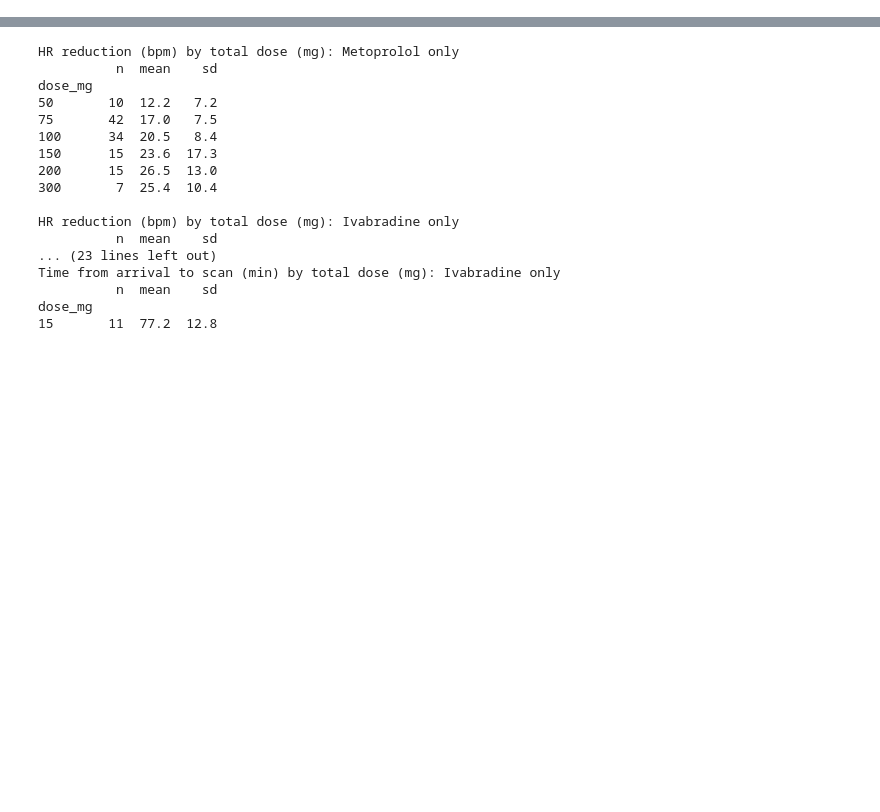
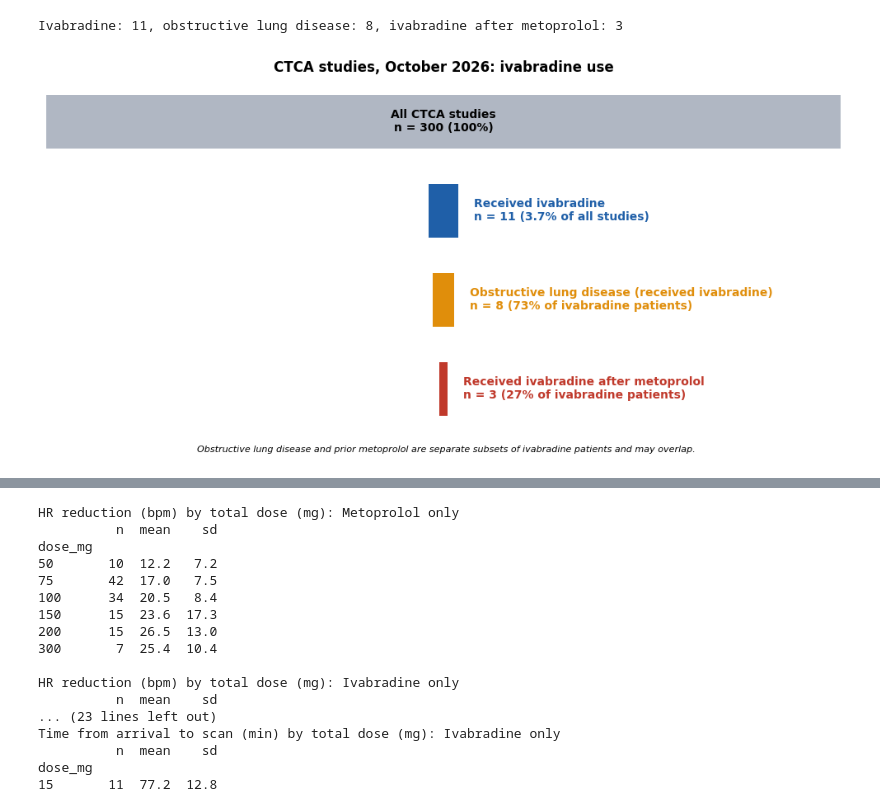
Before and after one commit to ricky-hu/ivabradine_study, a Jupyter notebook: analysis.ipynb, the cells around one changed output, grey strips where cells are left out. Cells and saved outputs as stored; diff of their text form; code cells hidden in the pictures; blank space fills up the shorter version.

```diff
--- a/analysis.ipynb
+++ b/analysis.ipynb
@@ -78,0 +119,44 @@ Both agents: 0
+# %%
+import matplotlib.pyplot as plt
+
+# Ivabradine funnel chart (October 2026)
+n_total = 300                                              # total CTCA studies, Oct 2026
+
+n_iva = len(df_iva)                                        # patients receiving ivabradine
+n_old = int(df_iva["bb_contra"].astype(str).str.contains("2").sum())   # obstructive lung disease (code "2")
+n_after_meto = len(df_both)                                # group 3 = both agents (ivabradine after metoprolol)
+
+print(f"Ivabradine: {n_iva}, obstructive lung disease: {n_old}, ivabradine after metoprolol: {n_after_meto}")
+
+rows = [
+    ("All CTCA studies",                                n_total,      "100%",                                         "#b0b7c3"),
+    ("Received ivabradine",                             n_iva,        f"{n_iva/n_total*100:.1f}% of all studies",     "#1f5fa8"),
+    ("Obstructive lung disease (received ivabradine)",  n_old,        f"{n_old/n_iva*100:.0f}% of ivabradine patients",       "#e08e0b"),
+    ("Received ivabradine after metoprolol",            n_after_meto, f"{n_after_meto/n_iva*100:.0f}% of ivabradine patients", "#c0392b"),
+]
+
+fig, ax = plt.subplots(figsize=(10, 5))
+ys = list(range(len(rows)))[::-1]
+
+for yi, (lab, v, pct, c) in zip(ys, rows):
+    ax.barh(yi, v, left=(n_total - v) / 2, color=c, height=0.6)
+    text = f"{lab}\nn = {v} ({pct})"
+    if v > n_total * 0.4:                       # wide bar: label inside
+        ax.text(n_total / 2, yi, text, ha="center", va="center",
+                color="black" if c == "#b0b7c3" else "white", fontweight="bold", fontsize=10)
+    else:                                       # narrow bar: label to the right
+        ax.text(n_total / 2 + v / 2 + 6, yi, text, ha="left", va="center",
+                color=c, fontweight="bold", fontsize=10)
+
+ax.set_xlim(0, n_total)
+ax.axis("off")
+ax.set_title("CTCA studies, October 2026: ivabradine use",
+             fontweight="bold")
+fig.text(0.5, 0.02, "Obstructive lung disease and prior metoprolol are separate subsets of ivabradine patients and may overlap.",
+         ha="center", fontsize=8, style="italic")
+plt.tight_layout(rect=(0, 0.04, 1, 1))
+plt.savefig("ctca_ivabradine_funnel.png", dpi=300)
+plt.show()
+# %% [output]
+Ivabradine: 11, obstructive lung disease: 8, ivabradine after metoprolol: 3
+[figure, added]
```
Also changed, not shown: parts of 4 cells of this notebook, 6 other files.
